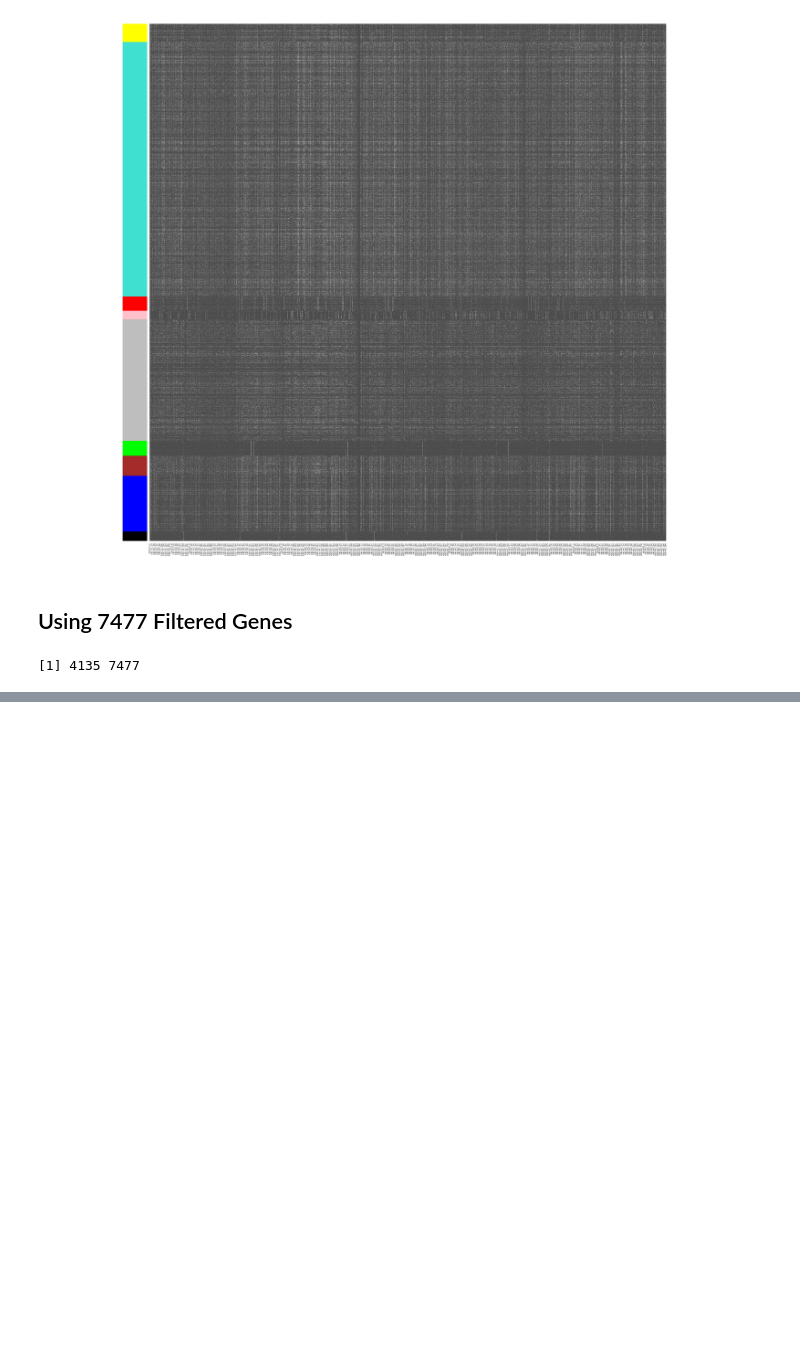
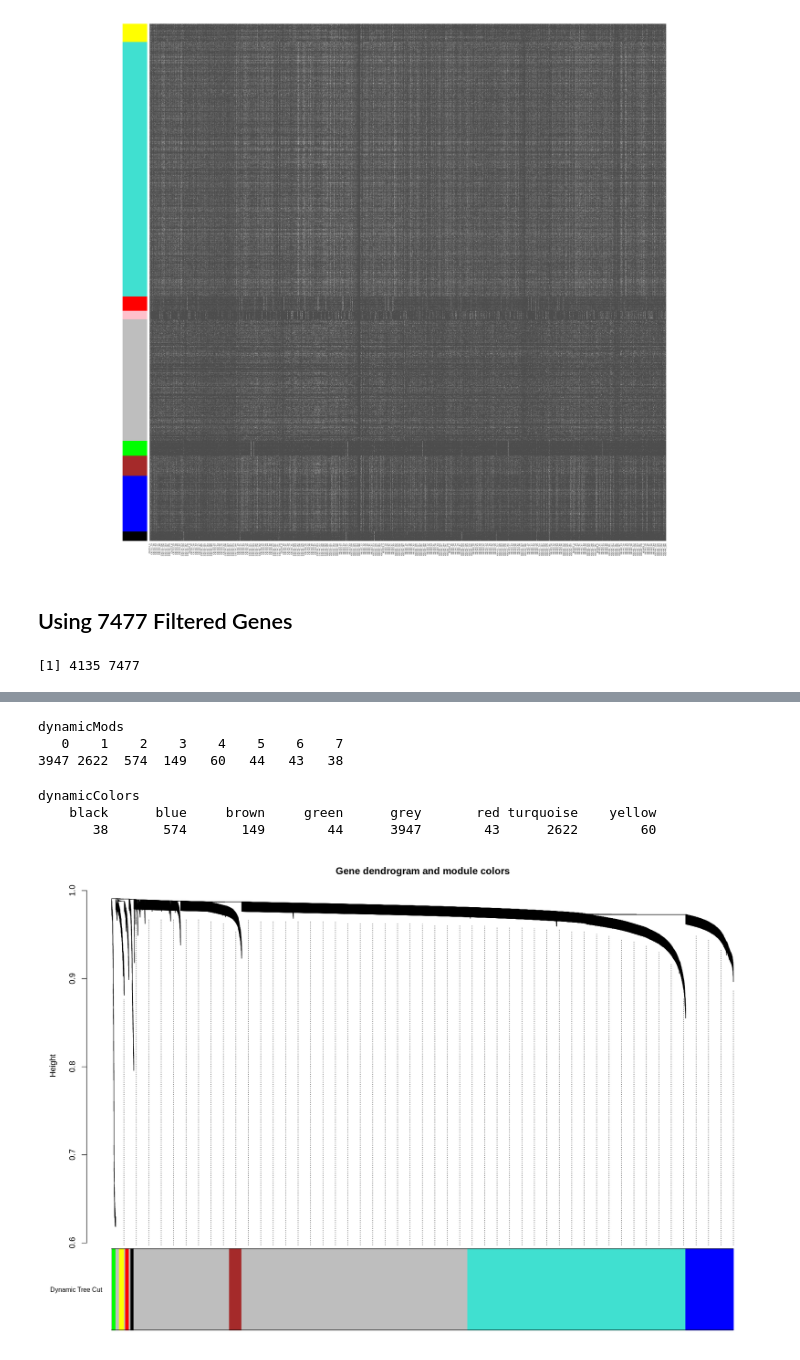
Before and after one commit to mtekman/scRNA_2020_salas, a Jupyter notebook: 4_wgcna.ipynb, the cells around one changed output, grey strips where cells are left out. Cells and saved outputs as stored; diff of their text form; code cells hidden in the pictures; blank space fills up the shorter version.

```diff
--- a/4_wgcna.ipynb
+++ b/4_wgcna.ipynb
@@ -284,0 +349,22 @@ sft = pickSoftThreshold(datExpr,
+# %%
+minModuleSize = 20;
+dynamicMods = cutreeDynamic(dendro = geneTree,  method="tree", minClusterSize = minModuleSize);
+table(dynamicMods)
+# %% [output]
+dynamicMods
+   0    1    2    3    4    5    6    7
+3947 2622  574  149   60   44   43   38
+# %%
+dynamicColors = labels2colors(dynamicMods)
+table(dynamicColors)
+# %% [output]
+dynamicColors
+    black      blue     brown     green      grey       red turquoise    yellow
+       38       574       149        44      3947        43      2622        60
+# %%
+plotDendroAndColors(geneTree, dynamicColors, "Dynamic Tree Cut",
+                    dendroLabels = FALSE, hang = 0.03,
+                    addGuide = TRUE, guideHang = 0.05,
+                    main = "Gene dendrogram and module colors")
+# %% [output]
+[figure, added]
```
Also changed, not shown: parts of 14 cells of this notebook, 7 other files.
